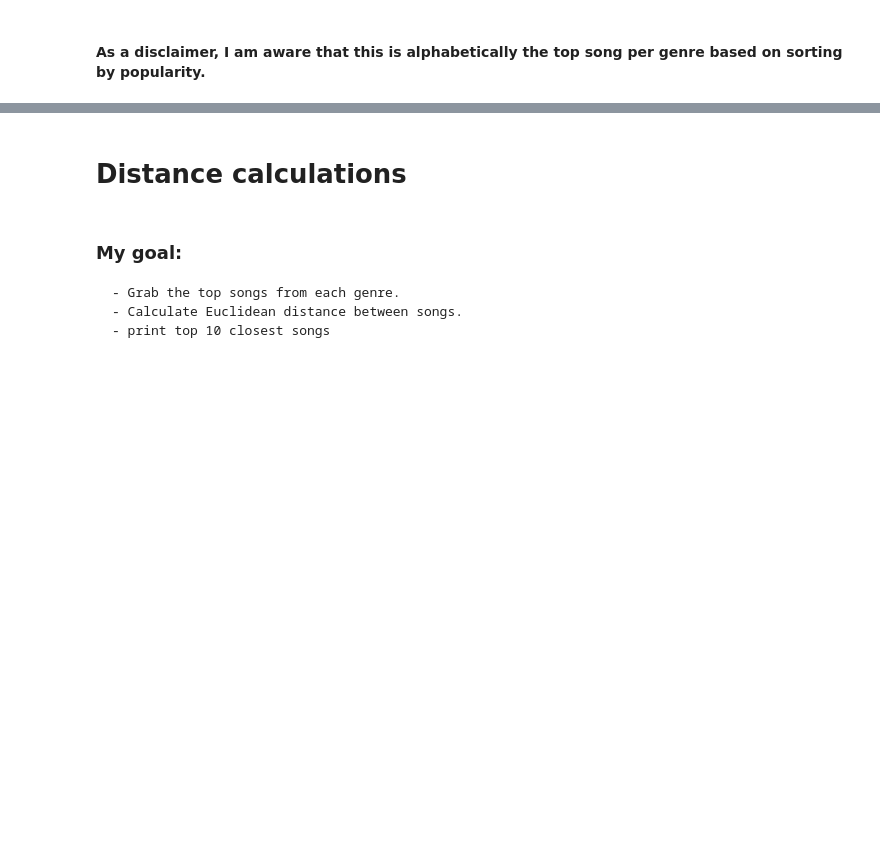
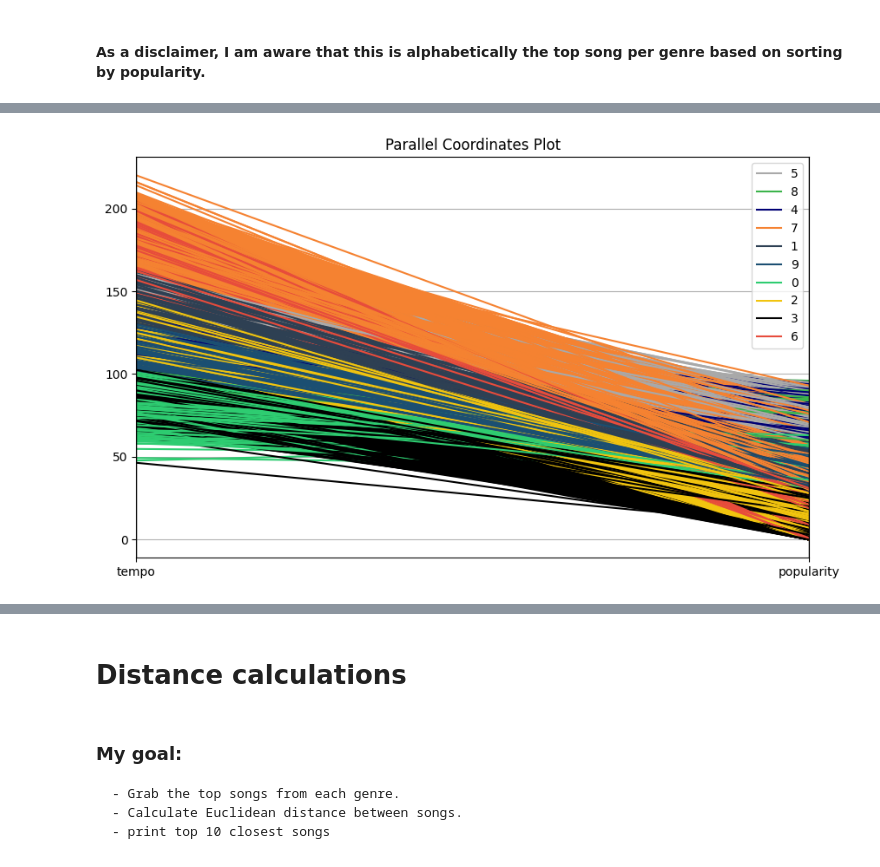
Before and after one commit to GuntherChung/INST414-A4, a Jupyter notebook: Assignment_4_Work.ipynb, the cells around one changed output, grey strips where cells are left out. Cells and saved outputs as stored; diff of their text form; code cells hidden in the pictures; blank space fills up the shorter version.

```diff
--- a/Assignment_4_Work.ipynb
+++ b/Assignment_4_Work.ipynb
@@ -196,0 +240,8 @@ top_songs_by_genre
+# %%
+# Parallel coordinates plot
+plt.figure(figsize=(10,6))
+pd.plotting.parallel_coordinates(all_songs_df[['tempo', 'popularity', 'cluster']], 'cluster', colormap=cmap)
+plt.title('Parallel Coordinates Plot')
+plt.show()
+# %% [output]
+[figure, added]
```
Also changed, not shown: parts of 20 cells of this notebook, 2 other files.
